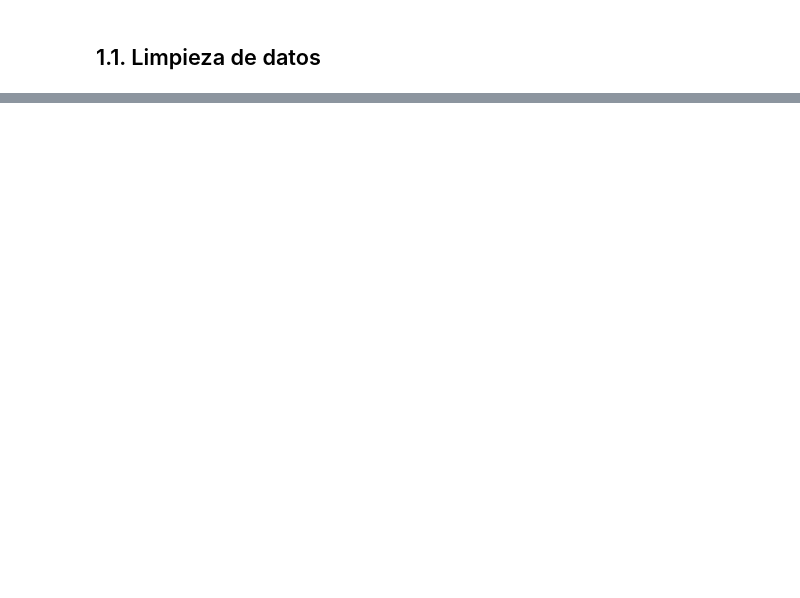
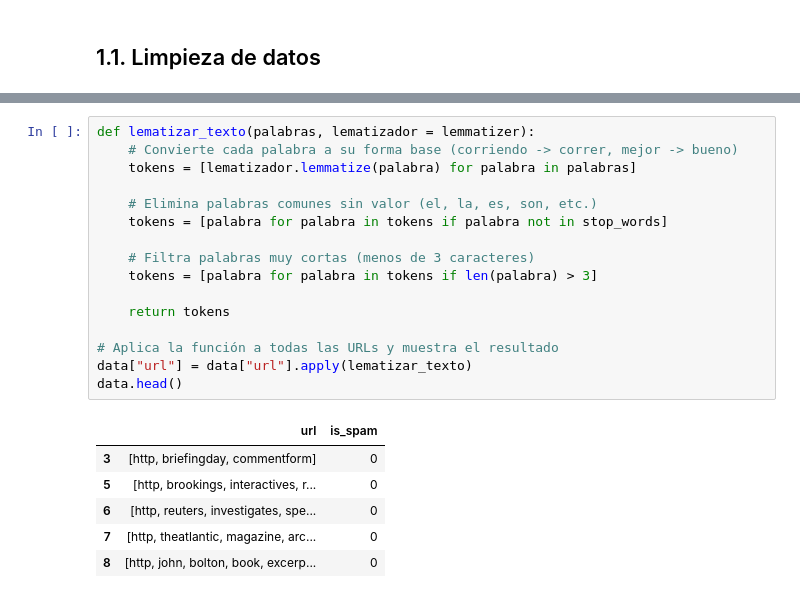
Before and after one commit to jjimvar/intro-ml, a Jupyter notebook: src/12-nlp.ipynb, the cells around one changed output, grey strips where cells are left out. Cells and saved outputs as stored; diff of their text form; blank space fills up the shorter version.

```diff
--- a/src/12-nlp.ipynb
+++ b/src/12-nlp.ipynb
@@ -78,0 +166,23 @@ Hay 630 filas duplicadas
+# %%
+def lematizar_texto(palabras, lematizador = lemmatizer):
+    # Convierte cada palabra a su forma base (corriendo -> correr, mejor -> bueno)
+    tokens = [lematizador.lemmatize(palabra) for palabra in palabras]
+
+    # Elimina palabras comunes sin valor (el, la, es, son, etc.)
+    tokens = [palabra for palabra in tokens if palabra not in stop_words]
+
+    # Filtra palabras muy cortas (menos de 3 caracteres)
+    tokens = [palabra for palabra in tokens if len(palabra) > 3]
+
+    return tokens
+
+# Aplica la función a todas las URLs y muestra el resultado
+data["url"] = data["url"].apply(lematizar_texto)
+data.head()
+# %% [output]
+|  | url | is_spam |
+| 3 | [http, briefingday, commentform] | 0 |
+| 5 | [http, brookings, interactives, r... | 0 |
+| 6 | [http, reuters, investigates, spe... | 0 |
+| 7 | [http, theatlantic, magazine, arc... | 0 |
+| 8 | [http, john, bolton, book, excerp... | 0 |
```
Also changed, not shown: parts of 35 cells of this notebook, 5 other files.
